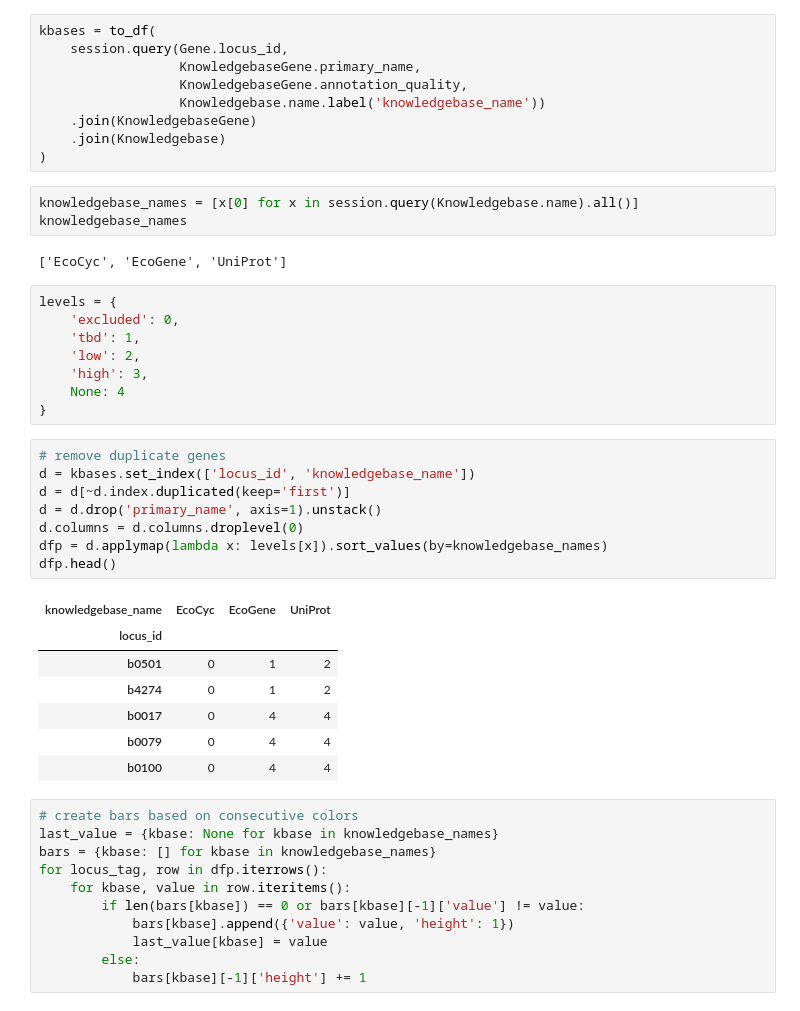
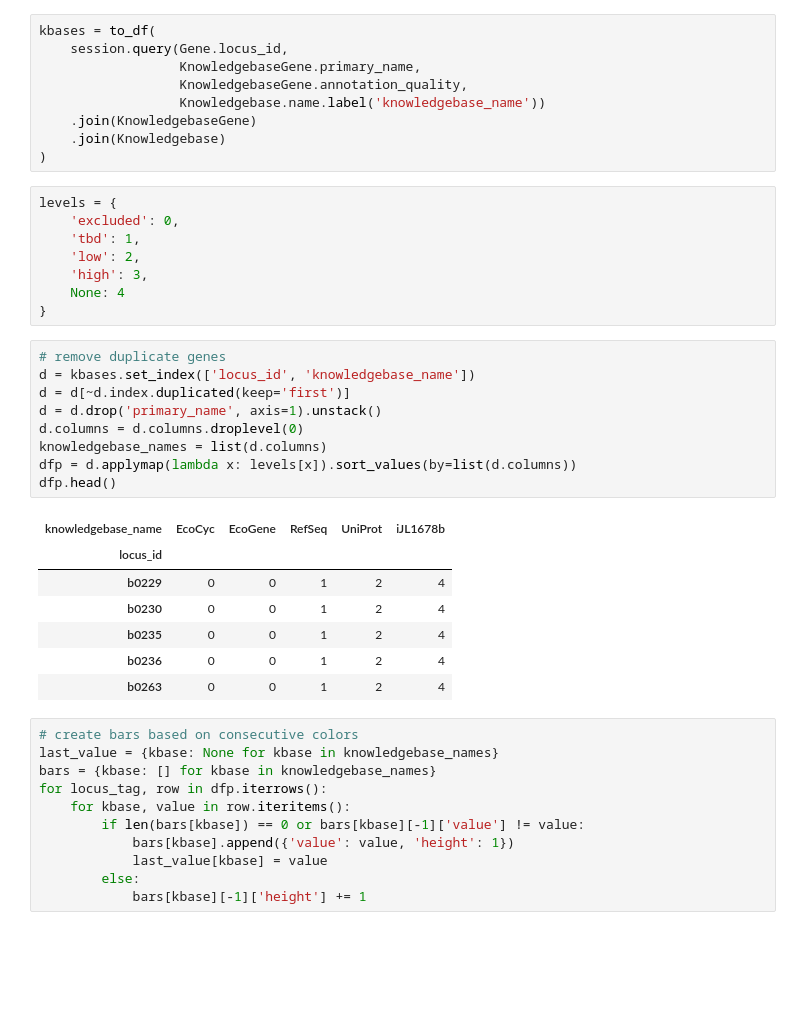
Before and after one commit to zakandrewking/y-ome, a Jupyter notebook: notebooks/17..12.06 Categories.ipynb, the cells around one changed output. Cells and saved outputs as stored; diff of their text form; blank space fills up the shorter version.

```diff
--- a/notebooks/17..12.06 Categories.ipynb
+++ b/notebooks/17..12.06 Categories.ipynb
@@ -86,11 +87,6 @@ kbases = to_df(
     .join(KnowledgebaseGene)
     .join(Knowledgebase)
 )
-# %%
-knowledgebase_names = [x[0] for x in session.query(Knowledgebase.name).all()]
-knowledgebase_names
-# %% [output]
-['EcoCyc', 'EcoGene', 'UniProt']
 # %%
 levels = {
     'excluded': 0,
@@ -102,19 +98,20 @@ levels = {
 # %%
 # remove duplicate genes
 d = kbases.set_index(['locus_id', 'knowledgebase_name'])
 d = d[~d.index.duplicated(keep='first')]
 d = d.drop('primary_name', axis=1).unstack()
 d.columns = d.columns.droplevel(0)
-dfp = d.applymap(lambda x: levels[x]).sort_values(by=knowledgebase_names)
+knowledgebase_names = list(d.columns)
+dfp = d.applymap(lambda x: levels[x]).sort_values(by=list(d.columns))
 dfp.head()
 # %% [output]
-| knowledgebase_name | EcoCyc | EcoGene | UniProt |
-| locus_id |  |  |  |
-| b0501 | 0 | 1 | 2 |
-| b4274 | 0 | 1 | 2 |
-| b0017 | 0 | 4 | 4 |
-| b0079 | 0 | 4 | 4 |
-| b0100 | 0 | 4 | 4 |
+| knowledgebase_name | EcoCyc | EcoGene | RefSeq | UniProt | iJL1678b |
+| locus_id |  |  |  |  |  |
+| b0229 | 0 | 0 | 1 | 2 | 4 |
+| b0230 | 0 | 0 | 1 | 2 | 4 |
+| b0235 | 0 | 0 | 1 | 2 | 4 |
+| b0236 | 0 | 0 | 1 | 2 | 4 |
+| b0263 | 0 | 0 | 1 | 2 | 4 |
 # %%
 # create bars based on consecutive colors
 last_value = {kbase: None for kbase in knowledgebase_names}
```
Also changed, not shown: parts of 6 cells of this notebook.
